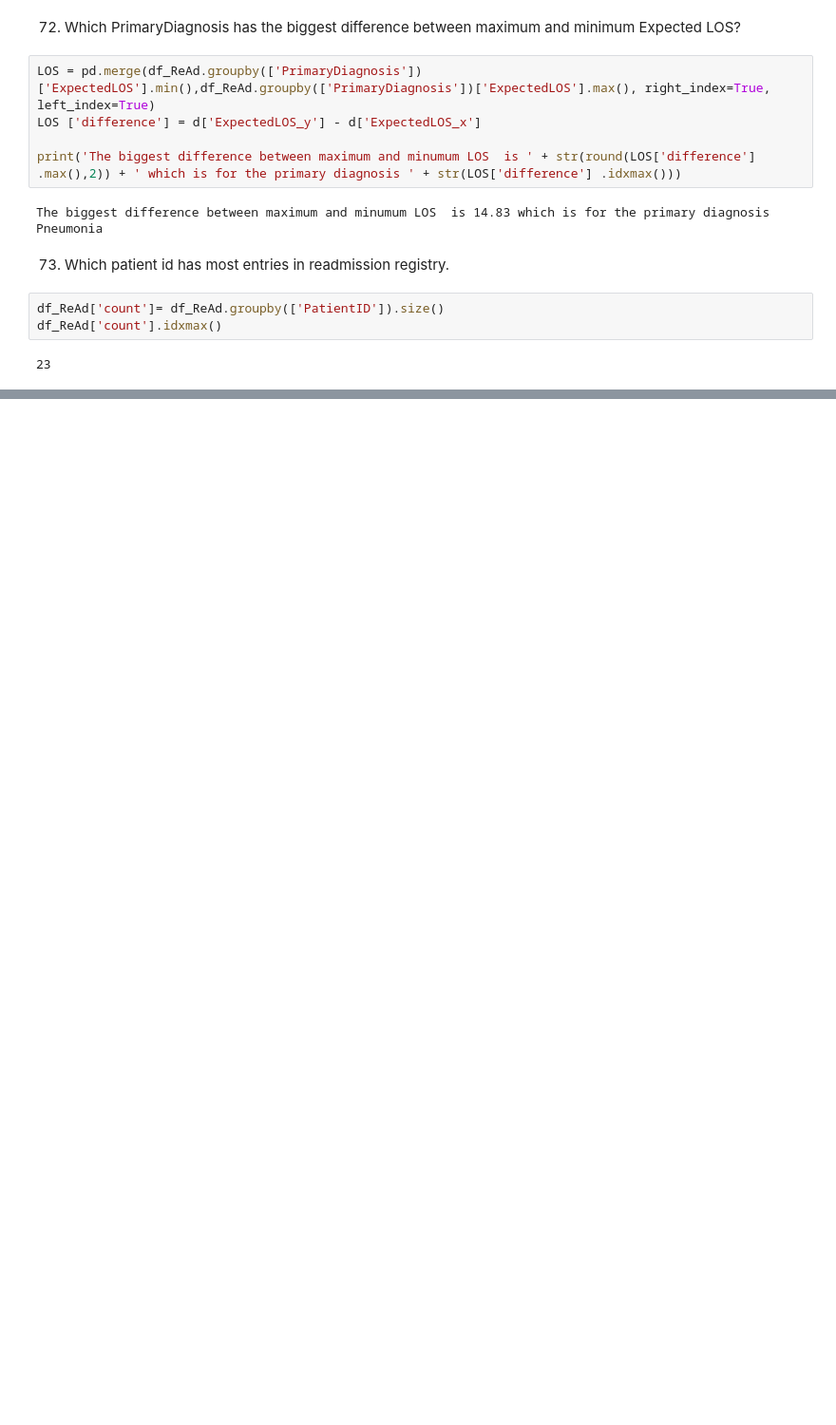
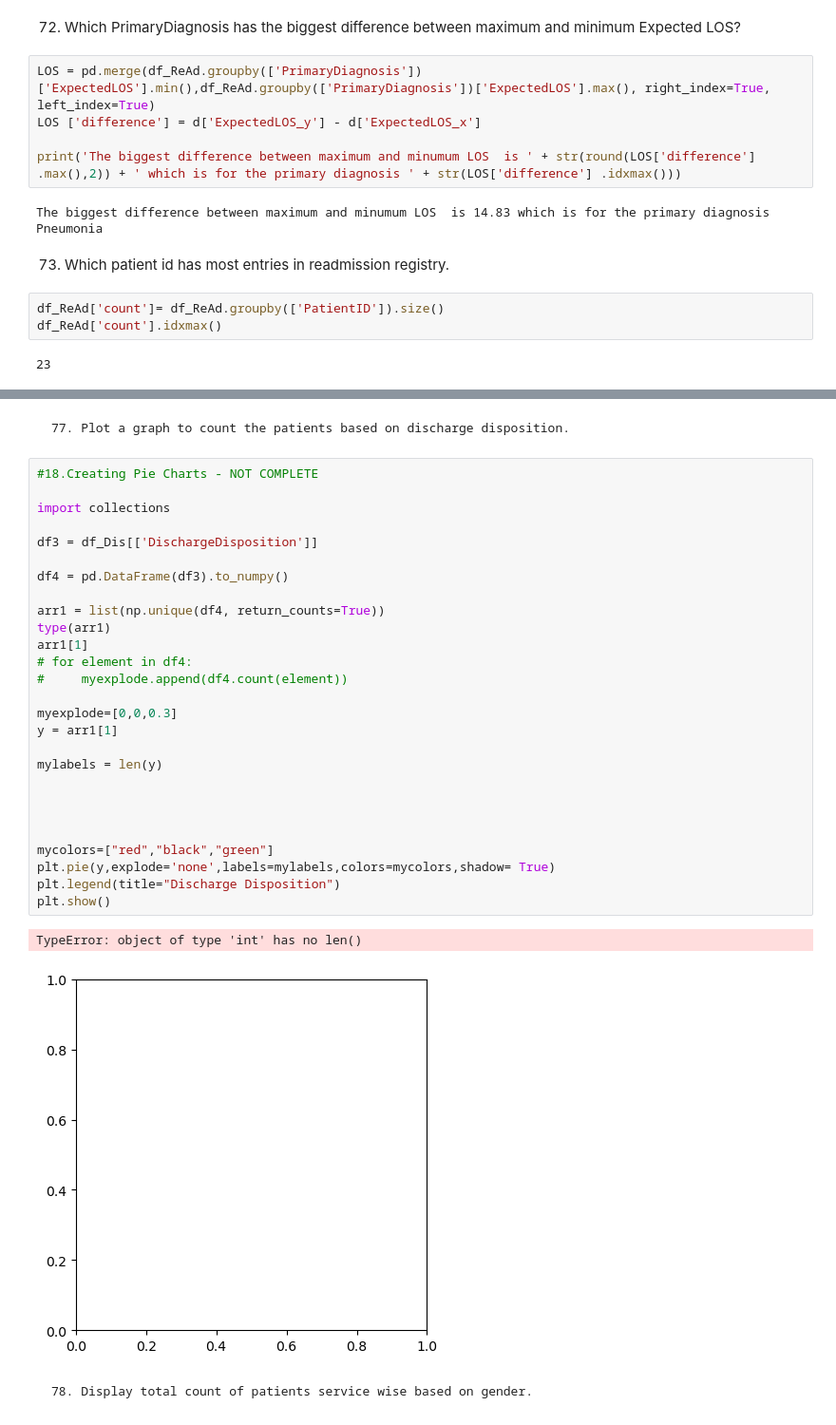
Before and after one commit to ManishaRao06/Python-Hackathon-Winners-Team-Data-Pyrates, a Jupyter notebook: Data Pyrates 61_80.ipynb, the cells around one changed output, grey strips where cells are left out. Shown: that part at 95% size. Saved outputs shown, nothing was run; the diff lists cells and outputs as text; blank space fills up the shorter version.

```diff
--- a/Data Pyrates 61_80.ipynb
+++ b/Data Pyrates 61_80.ipynb
@@ -303,0 +304,34 @@ The average Mortality O:E for all patients is 1.69
+# %% [markdown]
+    77. Plot a graph to count the patients based on discharge disposition.
+# %%
+#18.Creating Pie Charts - NOT COMPLETE
+
+import collections
+
+df3 = df_Dis[['DischargeDisposition']]
+
+df4 = pd.DataFrame(df3).to_numpy()
+
+arr1 = list(np.unique(df4, return_counts=True))
+type(arr1)
+arr1[1]
+# for element in df4:
+#     myexplode.append(df4.count(element))
+
+myexplode=[0,0,0.3]
+y = arr1[1]
+
+mylabels = len(y)
+
+
+
+
+mycolors=["red","black","green"]
+plt.pie(y,explode='none',labels=mylabels,colors=mycolors,shadow= True)
+plt.legend(title="Discharge Disposition")
+plt.show()
+# %% [output]
+TypeError: object of type 'int' has no len()
+[figure, added]
+# %% [markdown]
+    78. Display total count of patients service wise based on gender.
```
Also changed, not shown: parts of 17 cells of this notebook.
